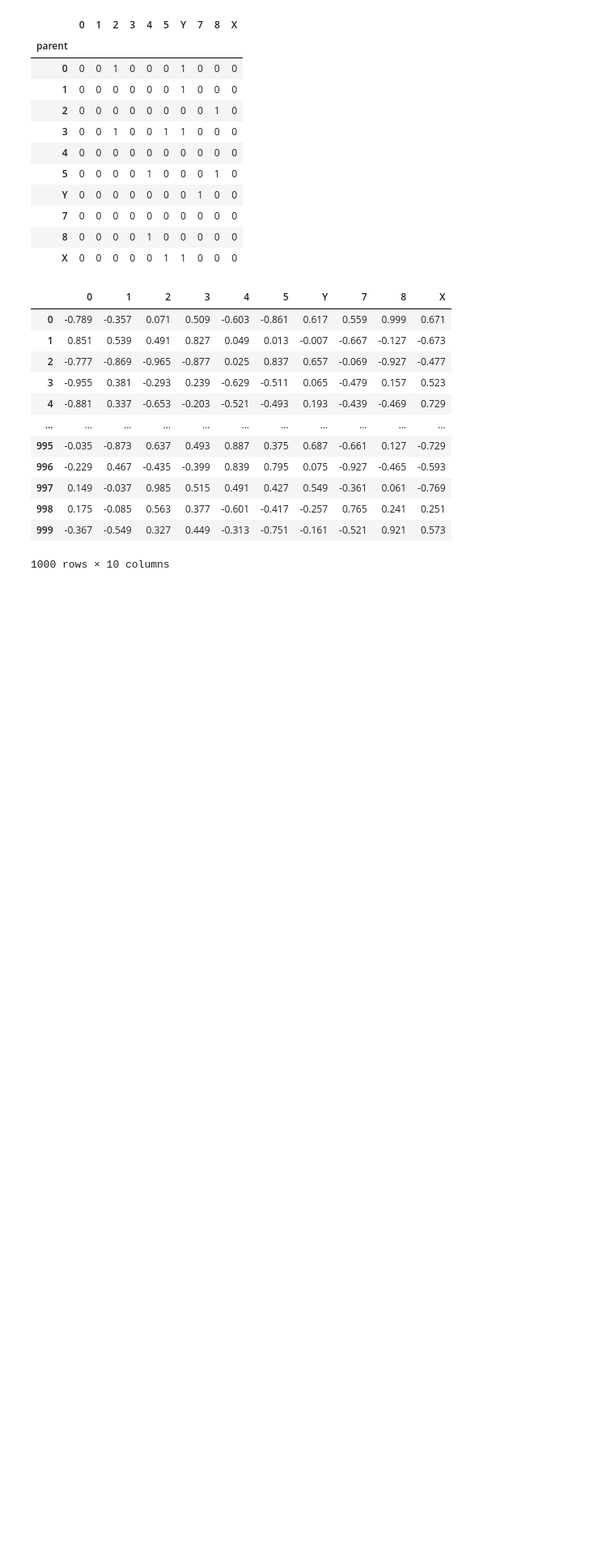
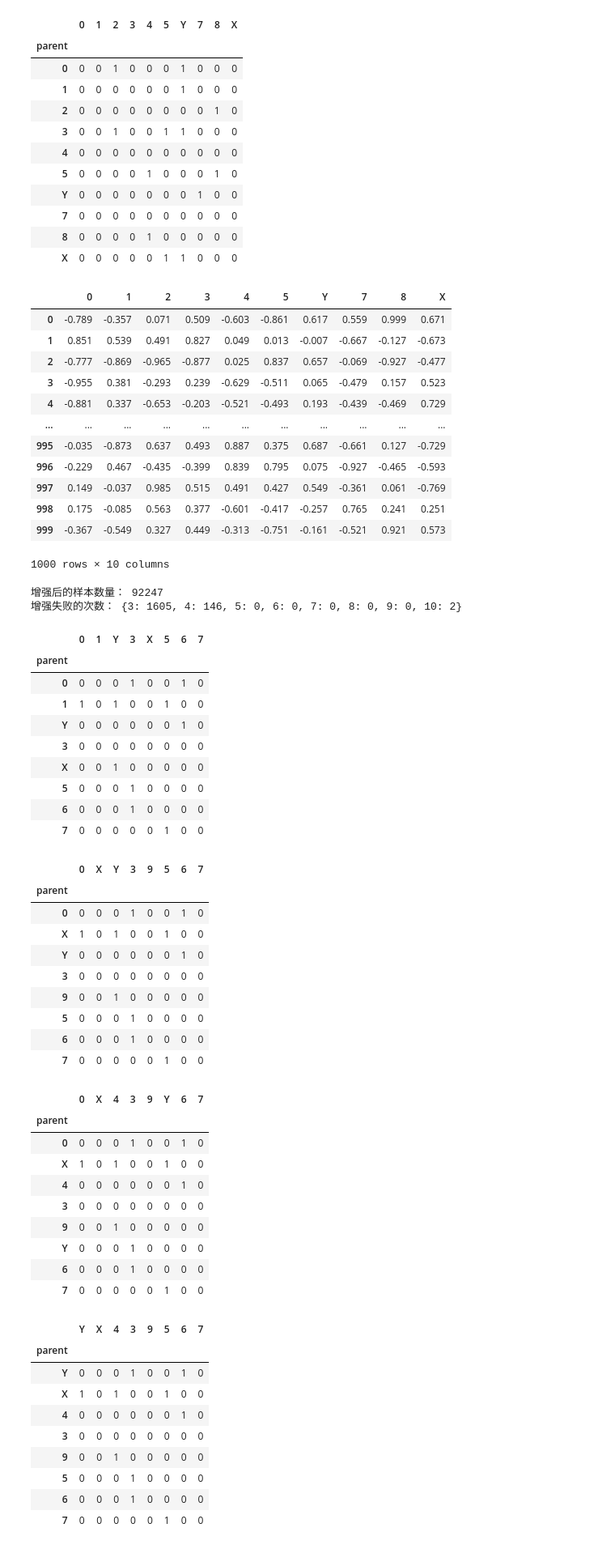
Before and after one commit to Ori-Replication/ADIA-Lab-Causal-Discovery, a Jupyter notebook: test_data_augmentation.ipynb, the cells around one changed output. Shown at 81% size. Saved outputs shown, nothing was run; the diff lists cells and outputs as text; code cells hidden in the pictures; blank space fills up the shorter version.

```diff
--- a/test_data_augmentation.ipynb
+++ b/test_data_augmentation.ipynb
@@ -342,0 +502,54 @@ new_X_train['000007']
+# %%
+new_X_train, new_y_train, failure_counts = augment_data(X_train, y_train, augment_factor=3)
+print("增强后的样本数量：", len(new_X_train))
+print("增强失败的次数：", failure_counts)
+# %% [output]
+增强后的样本数量： 92247
+增强失败的次数： {3: 1605, 4: 146, 5: 0, 6: 0, 7: 0, 8: 0, 9: 0, 10: 2}
+# %%
+
+display(y_train['00024'])
+display(new_y_train['000024'])
+display(new_y_train['100024'])
+display(new_y_train['200024'])
+# %% [output]
+|  | 0 | 1 | Y | 3 | X | 5 | 6 | 7 |
+| parent |  |  |  |  |  |  |  |  |
+| 0 | 0 | 0 | 0 | 1 | 0 | 0 | 1 | 0 |
+| 1 | 1 | 0 | 1 | 0 | 0 | 1 | 0 | 0 |
+| Y | 0 | 0 | 0 | 0 | 0 | 0 | 1 | 0 |
+| 3 | 0 | 0 | 0 | 0 | 0 | 0 | 0 | 0 |
+| X | 0 | 0 | 1 | 0 | 0 | 0 | 0 | 0 |
+| 5 | 0 | 0 | 0 | 1 | 0 | 0 | 0 | 0 |
+| 6 | 0 | 0 | 0 | 1 | 0 | 0 | 0 | 0 |
+| 7 | 0 | 0 | 0 | 0 | 0 | 1 | 0 | 0 |
+|  | 0 | X | Y | 3 | 9 | 5 | 6 | 7 |
+| parent |  |  |  |  |  |  |  |  |
+| 0 | 0 | 0 | 0 | 1 | 0 | 0 | 1 | 0 |
+| X | 1 | 0 | 1 | 0 | 0 | 1 | 0 | 0 |
+| Y | 0 | 0 | 0 | 0 | 0 | 0 | 1 | 0 |
+| 3 | 0 | 0 | 0 | 0 | 0 | 0 | 0 | 0 |
+| 9 | 0 | 0 | 1 | 0 | 0 | 0 | 0 | 0 |
+| 5 | 0 | 0 | 0 | 1 | 0 | 0 | 0 | 0 |
+| 6 | 0 | 0 | 0 | 1 | 0 | 0 | 0 | 0 |
+| 7 | 0 | 0 | 0 | 0 | 0 | 1 | 0 | 0 |
+|  | 0 | X | 4 | 3 | 9 | Y | 6 | 7 |
+| parent |  |  |  |  |  |  |  |  |
+| 0 | 0 | 0 | 0 | 1 | 0 | 0 | 1 | 0 |
+| X | 1 | 0 | 1 | 0 | 0 | 1 | 0 | 0 |
+| 4 | 0 | 0 | 0 | 0 | 0 | 0 | 1 | 0 |
+| 3 | 0 | 0 | 0 | 0 | 0 | 0 | 0 | 0 |
+| 9 | 0 | 0 | 1 | 0 | 0 | 0 | 0 | 0 |
+| Y | 0 | 0 | 0 | 1 | 0 | 0 | 0 | 0 |
+| 6 | 0 | 0 | 0 | 1 | 0 | 0 | 0 | 0 |
+| 7 | 0 | 0 | 0 | 0 | 0 | 1 | 0 | 0 |
+|  | Y | X | 4 | 3 | 9 | 5 | 6 | 7 |
+| parent |  |  |  |  |  |  |  |  |
+| Y | 0 | 0 | 0 | 1 | 0 | 0 | 1 | 0 |
+| X | 1 | 0 | 1 | 0 | 0 | 1 | 0 | 0 |
+| 4 | 0 | 0 | 0 | 0 | 0 | 0 | 1 | 0 |
+| 3 | 0 | 0 | 0 | 0 | 0 | 0 | 0 | 0 |
+| 9 | 0 | 0 | 1 | 0 | 0 | 0 | 0 | 0 |
+| 5 | 0 | 0 | 0 | 1 | 0 | 0 | 0 | 0 |
+| 6 | 0 | 0 | 0 | 1 | 0 | 0 | 0 | 0 |
+| 7 | 0 | 0 | 0 | 0 | 0 | 1 | 0 | 0 |
```
Also changed, not shown: parts of 4 cells of this notebook.
